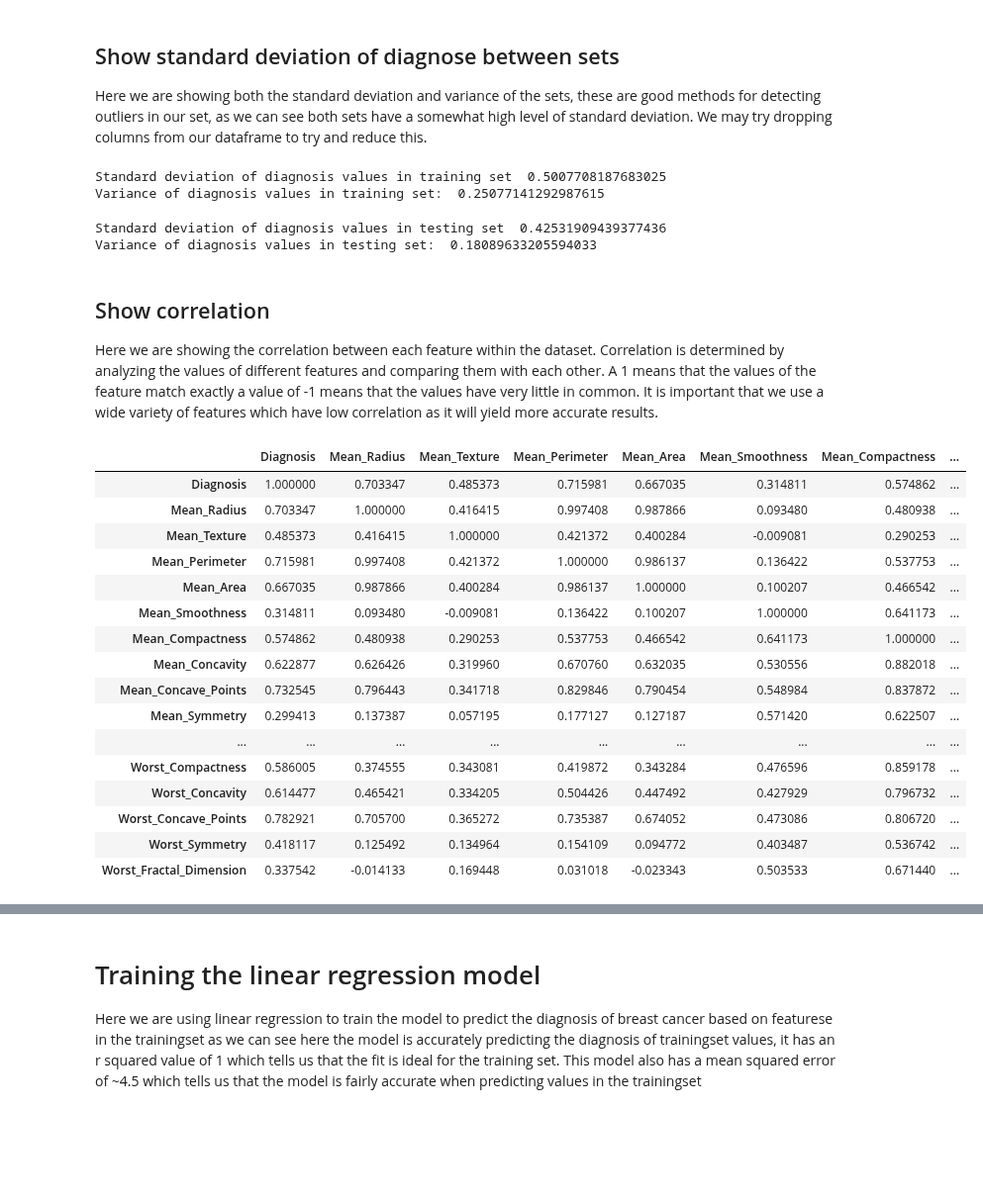
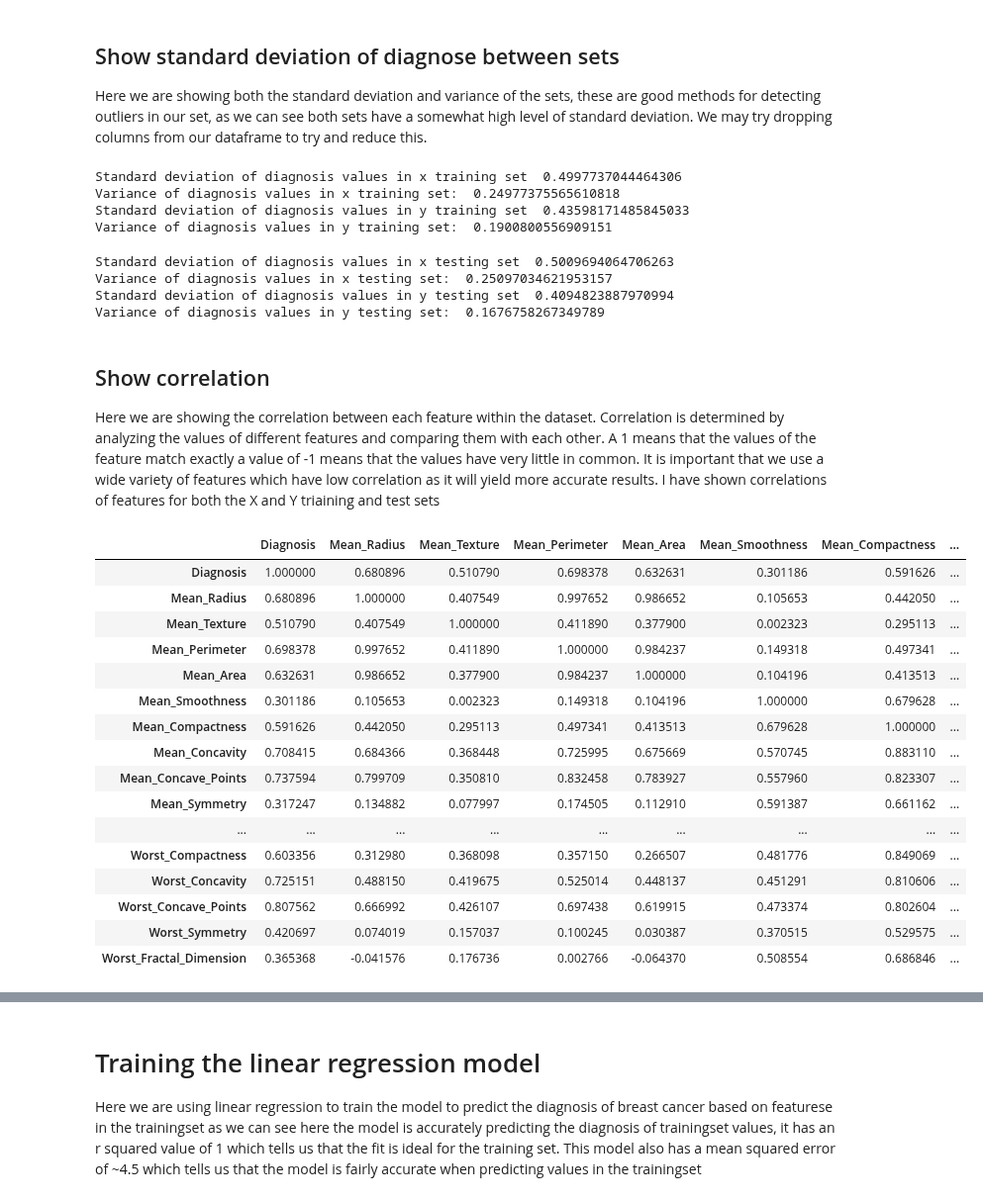
Before and after one commit to Ultan-Kearns/LYIT-Machine-Learning-Project, a Jupyter notebook: CA3Notebook.ipynb, the cells around one changed output, grey strips where cells are left out. Shown at 99% size. Drawn from its saved outputs; the diff is of its cells as text; code cells hidden in the pictures; blank space fills up the shorter version.

```diff
--- a/CA3Notebook.ipynb
+++ b/CA3Notebook.ipynb
@@ -30,10 +30,10 @@ trainingSet = df[0:284]
 testSet = df[285:570]
 xDiagnosis = trainingSet['Diagnosis']
 yDiagnnosis = testSet['Diagnosis']
-from sklearn.model_selection import train_test_split
-X_train, X_test, y_train, y_test = train_test_split(X, y, test_size=0.50, random_state=42)
 # Drop ID from the dataframe, it is not useful for our purposes except for identifying unique files
 trainingSet = trainingSet.drop(['ID'],axis=1)
 testSet = testSet.drop(['ID'],axis=1)
 X = trainingSet
 y = testSet
+from sklearn.model_selection import train_test_split
+X_train, X_test, y_train, y_test = train_test_split(X, y, test_size=0.4, random_state=42)
@@ -120,38 +105,46 @@ TypeError: ignored
 
 Here we are showing both the standard deviation and variance of the sets, these are good methods for detecting outliers in our set, as we can see both sets have a somewhat high level of standard deviation.  We may try dropping columns from our dataframe to try and reduce this.
 # %%
-print('Standard deviation of diagnosis values in training set ',trainingSet['Diagnosis'].std())
-print('Variance of diagnosis values in training set: ', trainingSet['Diagnosis'].var())
+print('Standard deviation of diagnosis values in x training set ',X_train['Diagnosis'].std())
+print('Variance of diagnosis values in x training set: ', X_train['Diagnosis'].var())
+print('Standard deviation of diagnosis values in y training set ',y_train['Diagnosis'].std())
+print('Variance of diagnosis values in y training set: ', y_train['Diagnosis'].var())
 # %% [output]
-Standard deviation of diagnosis values in training set  0.5007708187683025
-Variance of diagnosis values in training set:  0.25077141292987615
+Standard deviation of diagnosis values in x training set  0.4997737044464306
+Variance of diagnosis values in x training set:  0.24977375565610818
+Standard deviation of diagnosis values in y training set  0.43598171485845033
+Variance of diagnosis values in y training set:  0.1900800556909151
 # %%
-print('Standard deviation of diagnosis values in testing set ',testSet['Diagnosis'].std())
-print('Variance of diagnosis values in testing set: ', testSet['Diagnosis'].var())
+print('Standard deviation of diagnosis values in x testing set ',X_test['Diagnosis'].std())
+print('Variance of diagnosis values in x testing set: ', X_test['Diagnosis'].var())
+print('Standard deviation of diagnosis values in y testing set ',y_test['Diagnosis'].std())
+print('Variance of diagnosis values in y testing set: ', y_test['Diagnosis'].var())
 # %% [output]
-Standard deviation of diagnosis values in testing set  0.42531909439377436
-Variance of diagnosis values in testing set:  0.18089633205594033
+Standard deviation of diagnosis values in x testing set  0.5009694064706263
+Variance of diagnosis values in x testing set:  0.25097034621953157
+Standard deviation of diagnosis values in y testing set  0.4094823887970994
+Variance of diagnosis values in y testing set:  0.1676758267349789
 # %% [markdown]
 ## Show correlation
-Here we are showing the correlation between each feature within the dataset.  Correlation is determined by analyzing the values of different features and comparing them with each other.  A 1 means that the values of the feature match exactly a value of -1 means that the values have very little in common.  It is important that we use a wide variety of features which have low correlation as it will yield more accurate results.
+Here we are showing the correlation between each feature within the dataset.  Correlation is determined by analyzing the values of different features and comparing them with each other.  A 1 means that the values of the feature match exactly a value of -1 means that the values have very little in common.  It is important that we use a wide variety of features which have low correlation as it will yield more accurate results.  I have shown correlations of features for both the X and Y triaining and test sets
 # %%
 # Show correlation of our training set
-trainingSet.corr(method='pearson')
+X_train.corr(method='pearson')
 # %% [output]
 |  | Diagnosis | Mean_Radius | Mean_Texture | Mean_Perimeter | Mean_Area | Mean_Smoothness | Mean_Compactness | ... |
-| Diagnosis | 1.000000 | 0.703347 | 0.485373 | 0.715981 | 0.667035 | 0.314811 | 0.574862 | ... |
-| Mean_Radius | 0.703347 | 1.000000 | 0.416415 | 0.997408 | 0.987866 | 0.093480 | 0.480938 | ... |
-| Mean_Texture | 0.485373 | 0.416415 | 1.000000 | 0.421372 | 0.400284 | -0.009081 | 0.290253 | ... |
-| Mean_Perimeter | 0.715981 | 0.997408 | 0.421372 | 1.000000 | 0.986137 | 0.136422 | 0.537753 | ... |
-| Mean_Area | 0.667035 | 0.987866 | 0.400284 | 0.986137 | 1.000000 | 0.100207 | 0.466542 | ... |
-| Mean_Smoothness | 0.314811 | 0.093480 | -0.009081 | 0.136422 | 0.100207 | 1.000000 | 0.641173 | ... |
-| Mean_Compactness | 0.574862 | 0.480938 | 0.290253 | 0.537753 | 0.466542 | 0.641173 | 1.000000 | ... |
-| Mean_Concavity | 0.622877 | 0.626426 | 0.319960 | 0.670760 | 0.632035 | 0.530556 | 0.882018 | ... |
-| Mean_Concave_Points | 0.732545 | 0.796443 | 0.341718 | 0.829846 | 0.790454 | 0.548984 | 0.837872 | ... |
-| Mean_Symmetry | 0.299413 | 0.137387 | 0.057195 | 0.177127 | 0.127187 | 0.571420 | 0.622507 | ... |
+| Diagnosis | 1.000000 | 0.680896 | 0.510790 | 0.698378 | 0.632631 | 0.301186 | 0.591626 | ... |
+| Mean_Radius | 0.680896 | 1.000000 | 0.407549 | 0.997652 | 0.986652 | 0.105653 | 0.442050 | ... |
+| Mean_Texture | 0.510790 | 0.407549 | 1.000000 | 0.411890 | 0.377900 | 0.002323 | 0.295113 | ... |
+| Mean_Perimeter | 0.698378 | 0.997652 | 0.411890 | 1.000000 | 0.984237 | 0.149318 | 0.497341 | ... |
+| Mean_Area | 0.632631 | 0.986652 | 0.377900 | 0.984237 | 1.000000 | 0.104196 | 0.413513 | ... |
+| Mean_Smoothness | 0.301186 | 0.105653 | 0.002323 | 0.149318 | 0.104196 | 1.000000 | 0.679628 | ... |
+| Mean_Compactness | 0.591626 | 0.442050 | 0.295113 | 0.497341 | 0.413513 | 0.679628 | 1.000000 | ... |
+| Mean_Concavity | 0.708415 | 0.684366 | 0.368448 | 0.725995 | 0.675669 | 0.570745 | 0.883110 | ... |
+| Mean_Concave_Points | 0.737594 | 0.799709 | 0.350810 | 0.832458 | 0.783927 | 0.557960 | 0.823307 | ... |
+| Mean_Symmetry | 0.317247 | 0.134882 | 0.077997 | 0.174505 | 0.112910 | 0.591387 | 0.661162 | ... |
 | ... | ... | ... | ... | ... | ... | ... | ... | ... |
-| Worst_Compactness | 0.586005 | 0.374555 | 0.343081 | 0.419872 | 0.343284 | 0.476596 | 0.859178 | ... |
-| Worst_Concavity | 0.614477 | 0.465421 | 0.334205 | 0.504426 | 0.447492 | 0.427929 | 0.796732 | ... |
-| Worst_Concave_Points | 0.782921 | 0.705700 | 0.365272 | 0.735387 | 0.674052 | 0.473086 | 0.806720 | ... |
-| Worst_Symmetry | 0.418117 | 0.125492 | 0.134964 | 0.154109 | 0.094772 | 0.403487 | 0.536742 | ... |
-| Worst_Fractal_Dimension | 0.337542 | -0.014133 | 0.169448 | 0.031018 | -0.023343 | 0.503533 | 0.671440 | ... |
+| Worst_Compactness | 0.603356 | 0.312980 | 0.368098 | 0.357150 | 0.266507 | 0.481776 | 0.849069 | ... |
+| Worst_Concavity | 0.725151 | 0.488150 | 0.419675 | 0.525014 | 0.448137 | 0.451291 | 0.810606 | ... |
+| Worst_Concave_Points | 0.807562 | 0.666992 | 0.426107 | 0.697438 | 0.619915 | 0.473374 | 0.802604 | ... |
+| Worst_Symmetry | 0.420697 | 0.074019 | 0.157037 | 0.100245 | 0.030387 | 0.370515 | 0.529575 | ... |
+| Worst_Fractal_Dimension | 0.365368 | -0.041576 | 0.176736 | 0.002766 | -0.064370 | 0.508554 | 0.686846 | ... |
```
Also changed, not shown: parts of 28 cells of this notebook.
